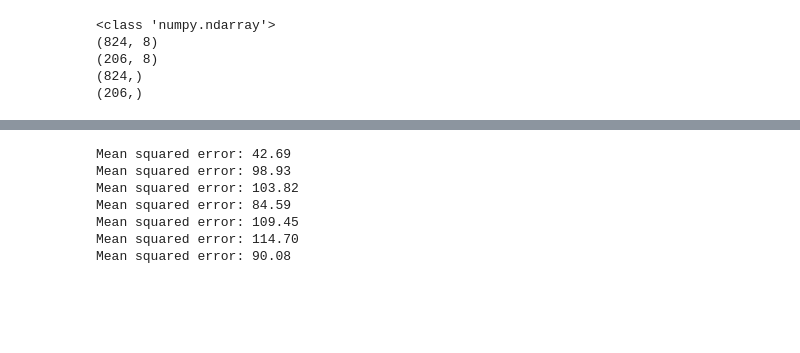
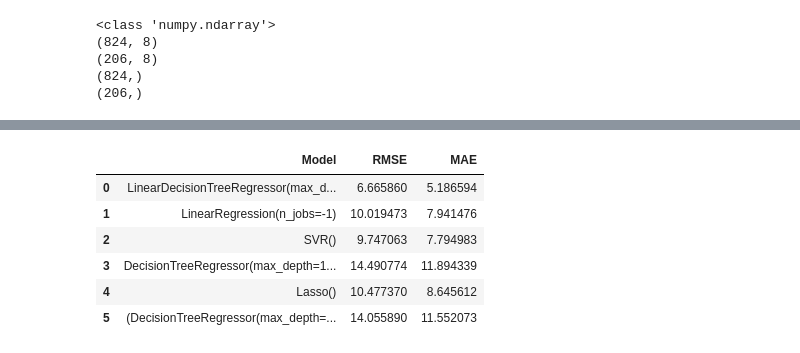
Before and after one commit to Nihal2000/sklearn-dev-0.0, a Jupyter notebook: test_0.3.ipynb, the cells around one changed output, grey strips where cells are left out. Saved outputs shown, nothing was run; the diff lists cells and outputs as text; code cells hidden in the pictures; blank space fills up the shorter version.

```diff
--- a/test_0.3.ipynb
+++ b/test_0.3.ipynb
@@ -119,9 +116,9 @@ reg1 = ldtr(max_depth= 2)
 reg2 = LinearRegression(n_jobs = -1)
 reg3 = LinearSVR()
 reg4 = SVR(kernel = 'rbf')
-reg5 = DecisionTreeRegressor(max_depth = 3)
+reg5 = DecisionTreeRegressor(max_depth = 2,min_samples_leaf= 3, min_samples_split= 6)
 reg6 = Lasso()
-reg7 = RandomForestRegressor(max_depth = 3,n_jobs = -1)
+reg7 = RandomForestRegressor(max_depth = 2,n_jobs = -1)
 # %%
 reg1.fit(X_train, y_train)
 reg2.fit(X_train, y_train)
@@ -146,18 +138,41 @@ y_pred5 = reg5.predict(X_test)
 y_pred6 = reg6.predict(X_test)
 y_pred7 = reg7.predict(X_test)
 # %%
-print('Mean squared error: %.2f'% mean_squared_error(y_test, y_pred1))
+print('Mean squared error: %.2f'% np.sqrt(mean_squared_error(y_test, y_pred1)))
 print('Mean squared error: %.2f'% mean_squared_error(y_test, y_pred2))
 print('Mean squared error: %.2f'% mean_squared_error(y_test, y_pred3))
 print('Mean squared error: %.2f'% mean_squared_error(y_test, y_pred4))
 print('Mean squared error: %.2f'% mean_squared_error(y_test, y_pred5))
 print('Mean squared error: %.2f'% mean_squared_error(y_test, y_pred6))
 print('Mean squared error: %.2f'% mean_squared_error(y_test, y_pred7))
-# %% [output]
-Mean squared error: 42.69
-Mean squared error: 98.93
-Mean squared error: 103.82
-Mean squared error: 84.59
-Mean squared error: 109.45
-Mean squared error: 114.70
-Mean squared error: 90.08
+# %%
+def regression_model(model):
+    regressor = model
+    regressor.fit(X_train,y_train)
+    y_pred = regressor.predict(X_test)
+    rmse = np.sqrt(mean_squared_error(y_test, y_pred))
+    mae = mean_absolute_error(y_test, y_pred)
+    return rmse,mae
+
+
+model_performance = pd.DataFrame(columns = ["Model","RMSE","MAE"])
+model_to_evaluate = [ldtr(max_depth= 1),
+                     LinearRegression(n_jobs = -1),
+                     SVR(kernel = 'rbf'),
+                     DecisionTreeRegressor(max_depth = 1, min_samples_leaf= 3, min_samples_split= 6),
+                     Lasso(),
+                    RandomForestRegressor(max_depth = 1,n_jobs = -1)]
+
+for model in model_to_evaluate:
+    rmse,mae = regression_model(model)
+    model_performance = model_performance.append({"Model" : model,"RMSE" : rmse,"MAE": mae},ignore_index = True)
+
+model_performance
+# %% [output]
+|  | Model | RMSE | MAE |
+| 0 | LinearDecisionTreeRegressor(max_d... | 6.665860 | 5.186594 |
+| 1 | LinearRegression(n_jobs=-1) | 10.019473 | 7.941476 |
+| 2 | SVR() | 9.747063 | 7.794983 |
+| 3 | DecisionTreeRegressor(max_depth=1... | 14.490774 | 11.894339 |
+| 4 | Lasso() | 10.477370 | 8.645612 |
+| 5 | (DecisionTreeRegressor(max_depth=... | 14.055890 | 11.552073 |
```
Also changed, not shown: parts of 10 cells of this notebook, 4 other files.
